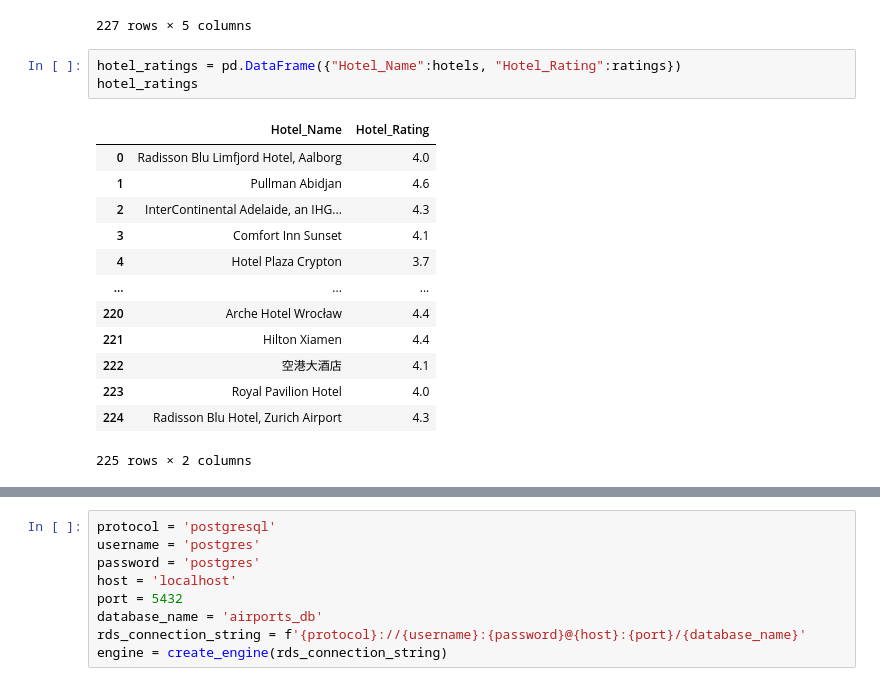
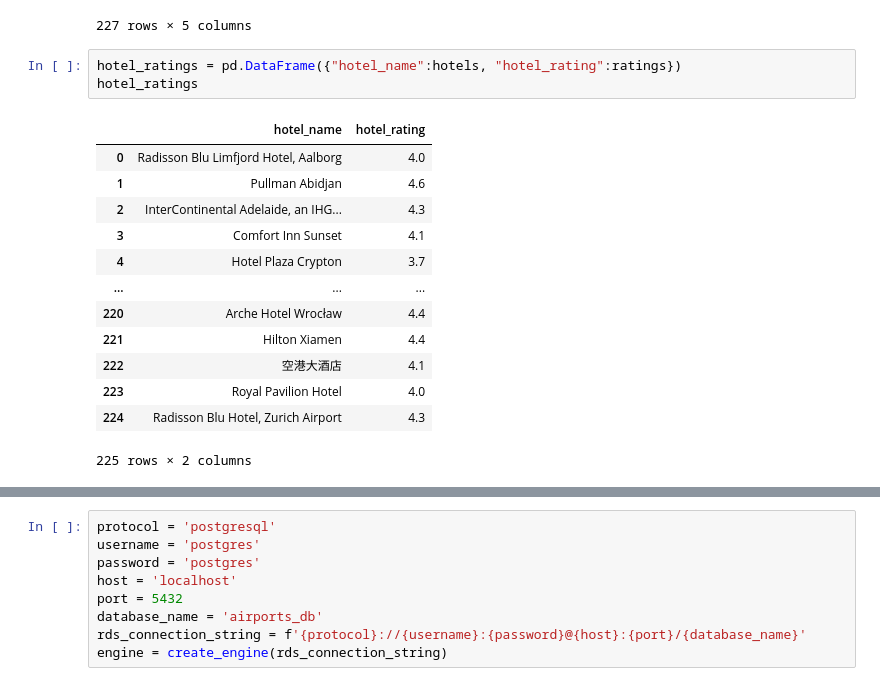
Before and after one commit to TommyHvidhyld/Comparing_Airports, a Jupyter notebook: airport.ipynb, the cells around one changed output, grey strips where cells are left out. Cells and saved outputs as stored; diff of their text form.

```diff
--- a/airport.ipynb
+++ b/airport.ipynb
@@ -310,10 +310,10 @@ cleaned_airport
 | 740 | 740 | zurich-airport | 5.716216 | 47.461235 | 8.553498 |
 227 rows × 5 columns
 # %%
-hotel_ratings = pd.DataFrame({"Hotel_Name":hotels, "Hotel_Rating":ratings})
+hotel_ratings = pd.DataFrame({"hotel_name":hotels, "hotel_rating":ratings})
 hotel_ratings
 # %% [output]
-|  | Hotel_Name | Hotel_Rating |
+|  | hotel_name | hotel_rating |
 | 0 | Radisson Blu Limfjord Hotel, Aalborg | 4.0 |
 | 1 | Pullman Abidjan | 4.6 |
 | 2 | InterContinental Adelaide, an IHG... | 4.3 |
```
Also changed, not shown: parts of 7 cells of this notebook.
